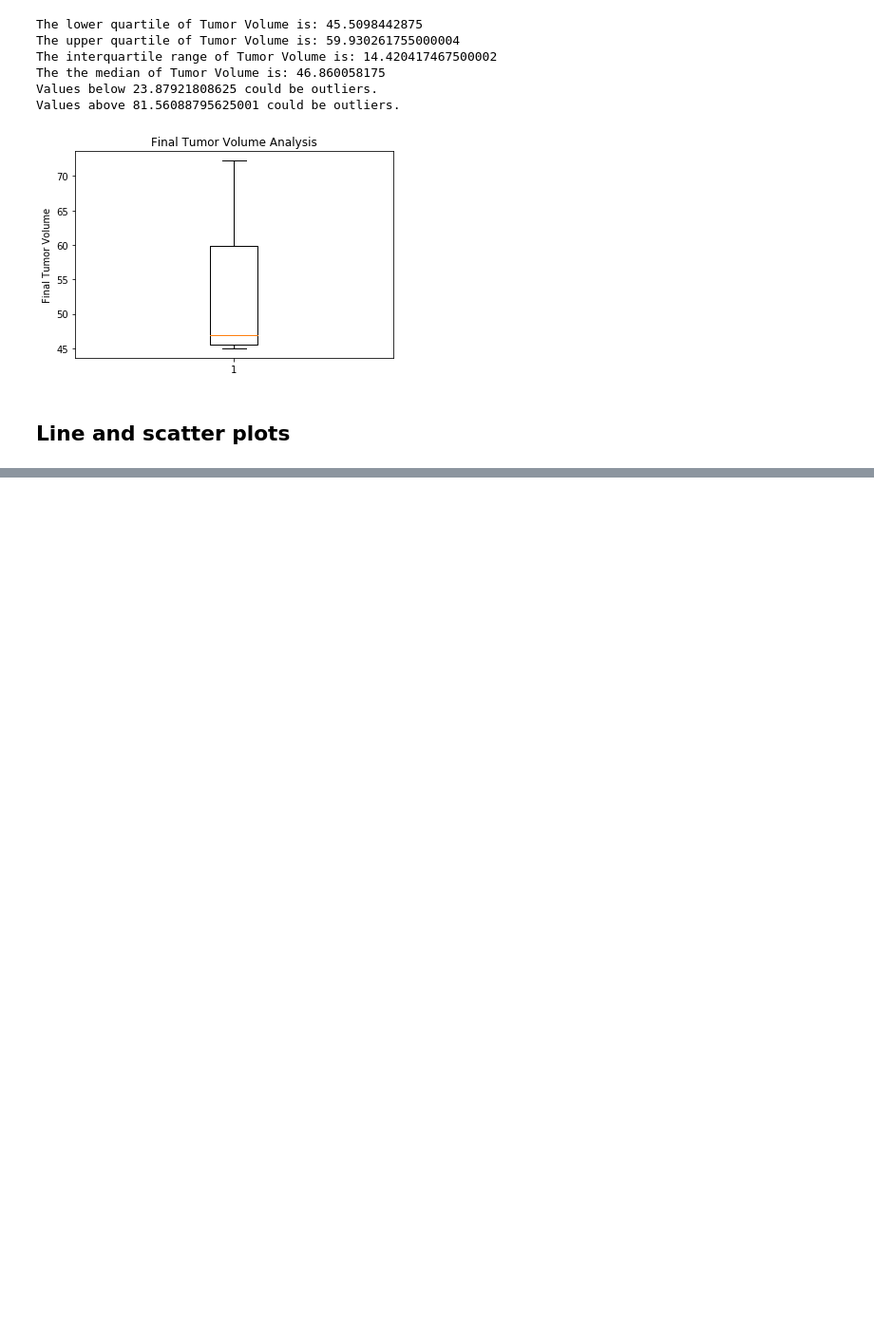
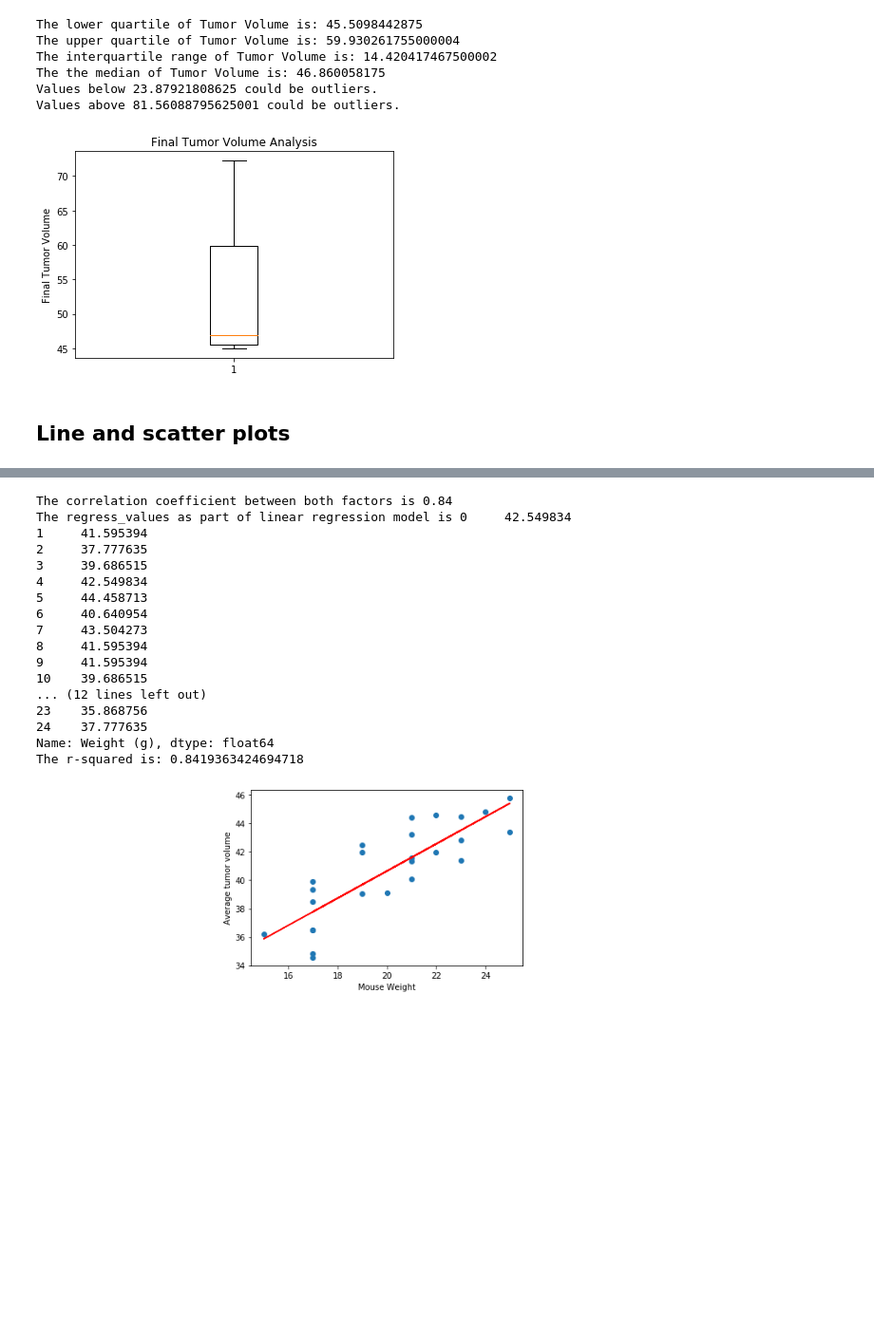
Before and after one commit to deepmalaagarwal/MATPLOTLIB_challenge, a Jupyter notebook: pymaceuticals_starter.ipynb, the cells around one changed output, grey strips where cells are left out. Shown at 95% size. Saved outputs shown, nothing was run; the diff lists cells and outputs as text; code cells hidden in the pictures; blank space fills up the shorter version.

```diff
--- a/pymaceuticals_starter.ipynb
+++ b/pymaceuticals_starter.ipynb
@@ -185,26 +207,45 @@ plt.show()
 # %%
 # Calculate the correlation coefficient and linear regression model for mouse weight
 #and average tumor volume for the Capomulin regimen
 
-mouse_weight = mouse_weight_groups['Weight (g)']
-average_tumor_volume = mouse_weight_groups['Tumor Volume (mm3)']
+mouse_weight = allPharma_weight_data_drug['Weight (g)']
+average_tumor_volume = allPharma_weight_data_drug['Tumor Volume (mm3)']
 correlation = st.pearsonr(mouse_weight,average_tumor_volume)
 print(f"The correlation coefficient between both factors is {round(correlation[0],2)}")
 
 # Calculate the linear regression model for mouse weight and average tumor volume for the Capomulin regimen
-x_values = mouse_weight_groups['Weight (g)']
-y_values = mouse_weight_groups['Tumor Volume (mm3)']
+x_values = allPharma_weight_data_drug['Weight (g)']
+y_values = allPharma_weight_data_drug['Tumor Volume (mm3)']
 (slope, intercept, rvalue, pvalue, stderr) = linregress(x_values, y_values)
 regress_values = x_values * slope + intercept
 print(f"The regress_values as part of linear regression model is {regress_values}")
 
 # Plot the linear regression model on top of the previous scatter plot.
 
 line_eq = "y = " + str(round(slope,2)) + "x + " + str(round(intercept,2))
 plt.scatter(x_values,y_values)
 plt.plot(x_values,regress_values,"r-")
 plt.annotate(line_eq,(6,10),fontsize=15,color="red")
 plt.xlabel('Mouse Weight')
 plt.ylabel('Average tumor volume')
 print(f"The r-squared is: {rvalue}")
 plt.show()
+# %% [output]
+The correlation coefficient between both factors is 0.84
+The regress_values as part of linear regression model is 0     42.549834
+1     41.595394
+2     37.777635
+3     39.686515
+4     42.549834
+5     44.458713
+6     40.640954
+7     43.504273
+8     41.595394
+9     41.595394
+10    39.686515
+... (12 lines left out)
+23    35.868756
+24    37.777635
+Name: Weight (g), dtype: float64
+The r-squared is: 0.8419363424694718
+[figure, added]
```
Also changed, not shown: parts of 3 cells of this notebook.
